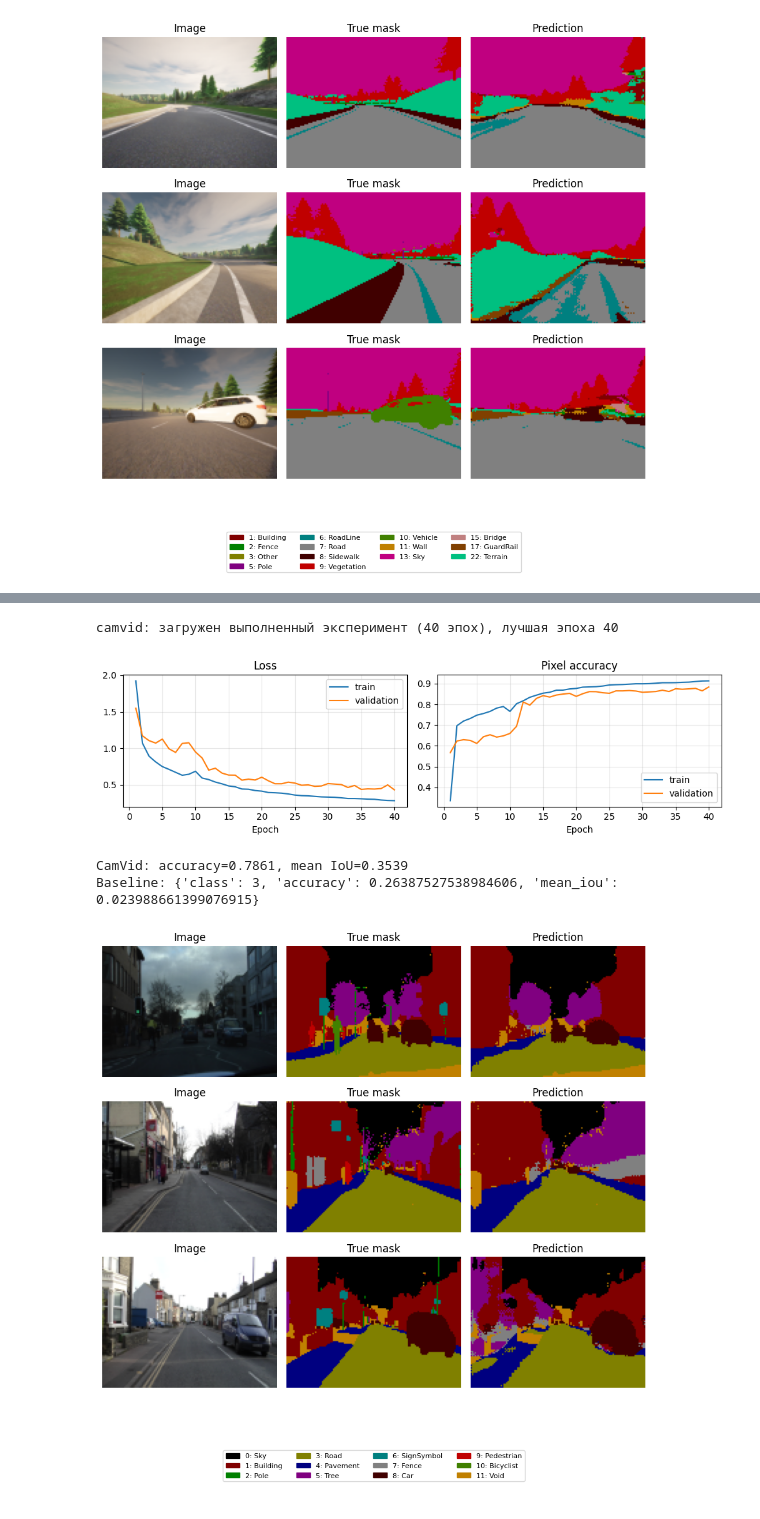
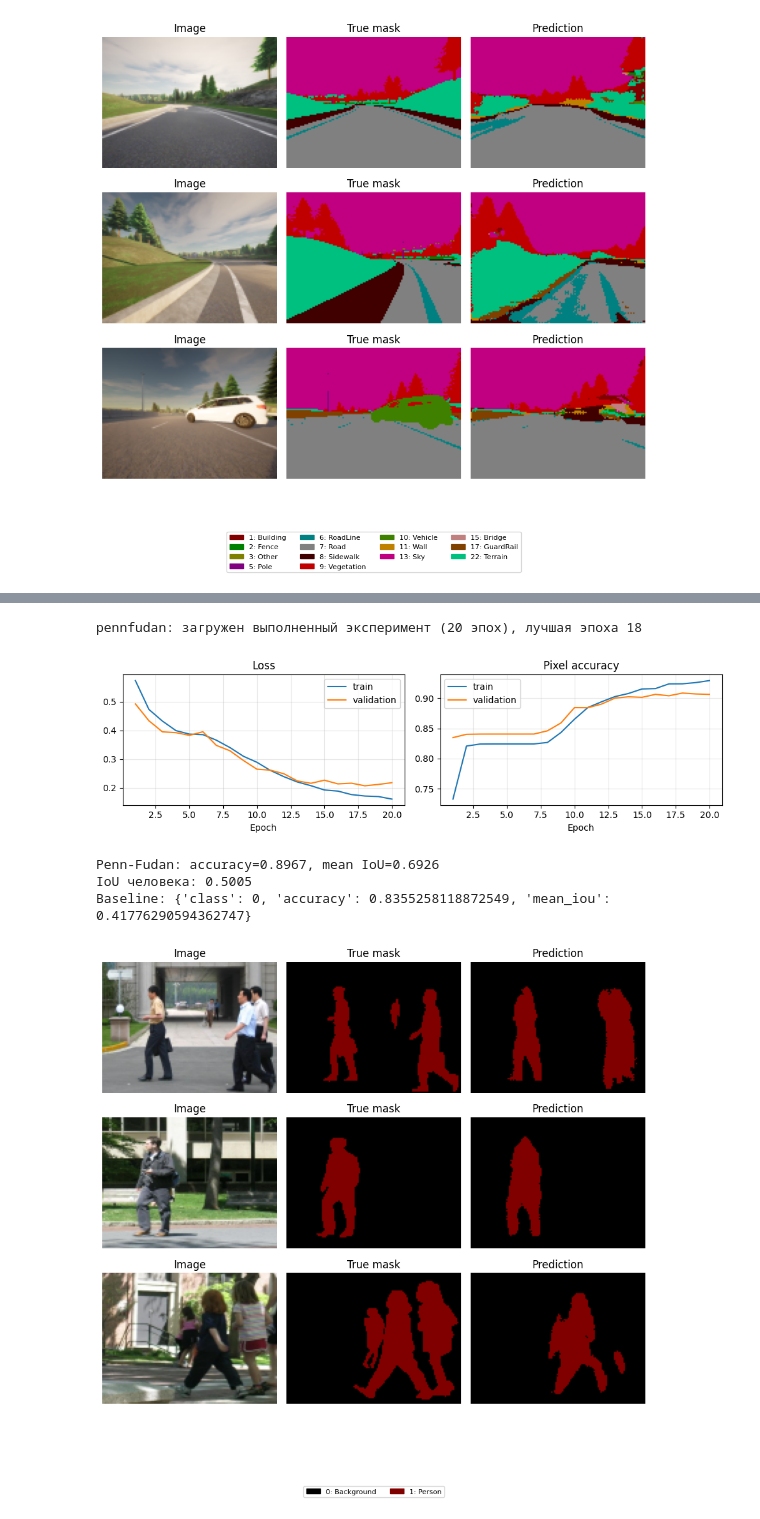
Before and after one commit to alinaRN1/cv2, a Jupyter notebook: CV_L2.ipynb, the cells around one changed output, grey strips where cells are left out. Saved outputs shown, nothing was run; the diff lists cells and outputs as text; code cells hidden in the pictures.

Commit message:
Use Penn-Fudan for second segmentation experiment

```diff
--- a/CV_L2.ipynb
+++ b/CV_L2.ipynb
@@ -25,14 +23,14 @@ tf.keras.utils.set_random_seed(42)
 from lab2 import (conv_block, upsampling_block, unet_model, read_pair, label_colors,
                   inspect_dataset, train_model, plot_history, evaluate_model,
                   show_predictions, create_mask, worst_pairs)
-from prepare_data import load_split, check_manifest, CARLA_CLASSES, CAMVID_CLASSES
+from prepare_data import load_split, CARLA_CLASSES
+PENN_CLASSES = ["Background", "Person"]
 
 RETRAIN = False  # True — заново обучить обе модели с 8 фильтрами.
 
 print("TensorFlow:", tf.__version__)
 # Проверка данных и загрузка разбиения.
-check_manifest()
 carla_split = load_split("carla")
-camvid_split = load_split("camvid")
+penn_split = load_split("pennfudan")
 # %% [output]
 TensorFlow: 2.18.1
@@ -81,9 +70,7 @@ CamVid Void=11 исключается из loss, accuracy и mean IoU. Пред
 # %%
 carla_stats = inspect_dataset(carla_split, "carla", (96, 128), CARLA_CLASSES)
-camvid_stats = inspect_dataset(camvid_split, "camvid", (96, 128), CAMVID_CLASSES, ignore_label=11)
-for name, stats in [("CARLA", carla_stats), ("CamVid", camvid_stats)]:
+penn_stats = inspect_dataset(penn_split, "pennfudan", (96, 128), PENN_CLASSES)
+for name, stats in [("CARLA", carla_stats), ("Penn-Fudan", penn_stats)]:
     print(name, "самый частый класс train:", stats["class_names"][stats["majority_class"]])
-    print("Классы без обучающих пикселей:", [label for label, count in
-          zip(stats["class_names"], stats["train"]["class_pixels"]) if count == 0])
 # %% [output]
 [figure]
@@ -188,18 +199,20 @@ Baseline: {'class': 7, 'accuracy': 0.37307221034787735, 'mean_iou': 0.0207262339
 # %%
-camvid_model, camvid_history = train_model(
-    camvid_split, "camvid", size=(96, 128), n_classes=12,
-    epochs=EPOCHS, n_filters=N_FILTERS, ignore_label=11, reuse_existing=not RETRAIN)
-plot_history(camvid_history, "camvid")
-camvid_scores = evaluate_model(
-    camvid_model, camvid_split["test"], (96, 128), 12, "camvid", ignore_label=11,
-    baseline_class=camvid_stats["majority_class"], class_names=CAMVID_CLASSES)
-print(f"CamVid: accuracy={camvid_scores['accuracy']:.4f}, mean IoU={camvid_scores['mean_iou']:.4f}")
-print("Baseline:", {key: camvid_scores["majority_baseline"][key] for key in ["class", "accuracy", "mean_iou"]})
-show_predictions(camvid_model, camvid_split["test"], (96, 128), 12,
-                 "camvid", class_names=CAMVID_CLASSES, ignore_label=11)
+penn_model, penn_history = train_model(
+    penn_split, "pennfudan", size=(96, 128), n_classes=2,
+    epochs=20, n_filters=8, reuse_existing=not RETRAIN)
+plot_history(penn_history, "pennfudan")
+penn_scores = evaluate_model(
+    penn_model, penn_split["test"], (96, 128), 2, "pennfudan",
+    baseline_class=penn_stats["majority_class"], class_names=PENN_CLASSES)
+print(f"Penn-Fudan: accuracy={penn_scores['accuracy']:.4f}, mean IoU={penn_scores['mean_iou']:.4f}")
+print(f"IoU человека: {penn_scores['iou_per_class'][1]:.4f}")
+print("Baseline:", {key: penn_scores["majority_baseline"][key] for key in ["class", "accuracy", "mean_iou"]})
+show_predictions(penn_model, penn_split["test"], (96, 128), 2,
+                 "pennfudan", class_names=PENN_CLASSES)
 # %% [output]
-camvid: загружен выполненный эксперимент (40 эпох), лучшая эпоха 40
+pennfudan: загружен выполненный эксперимент (20 эпох), лучшая эпоха 18
-[figure, old version]
+[figure, new version]
-CamVid: accuracy=0.7861, mean IoU=0.3539
-Baseline: {'class': 3, 'accuracy': 0.26387527538984606, 'mean_iou': 0.023988661399076915}
+Penn-Fudan: accuracy=0.8967, mean IoU=0.6926
+IoU человека: 0.5005
+Baseline: {'class': 0, 'accuracy': 0.8355258118872549, 'mean_iou': 0.41776290594362747}
-[figure, old version]
+[figure, new version]
```
Also changed, not shown: parts of 32 cells of this notebook, 16 other files.
